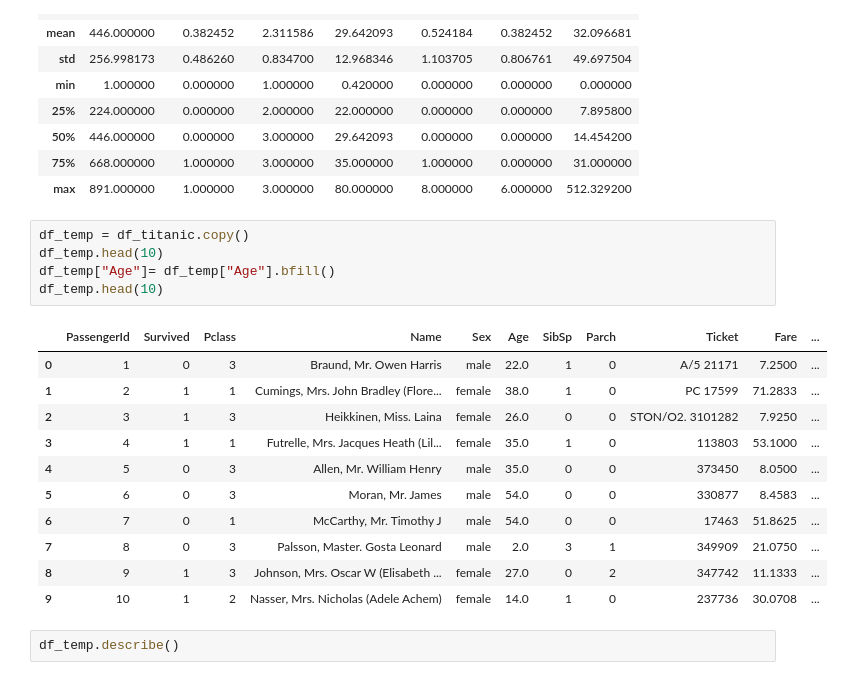
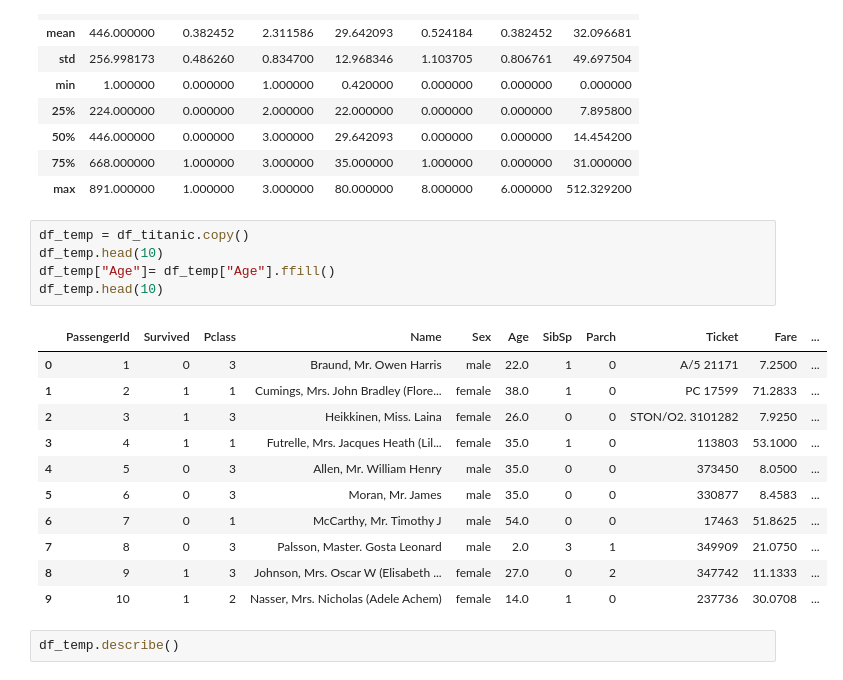
Before and after one commit to MonaTaghavi/dm-ann, a Jupyter notebook: notebooks/03dm-titanic-cleaning.ipynb, the cells around one changed output. Drawn from its saved outputs; the diff is of its cells as text.

```diff
--- a/notebooks/03dm-titanic-cleaning.ipynb
+++ b/notebooks/03dm-titanic-cleaning.ipynb
@@ -192,16 +192,16 @@ df_temp.describe()
 # %%
 df_temp = df_titanic.copy()
 df_temp.head(10)
-df_temp["Age"]= df_temp["Age"].bfill()
+df_temp["Age"]= df_temp["Age"].ffill()
 df_temp.head(10)
 # %% [output]
 |  | PassengerId | Survived | Pclass | Name | Sex | Age | SibSp | Parch | Ticket | Fare | ... |
 | 0 | 1 | 0 | 3 | Braund, Mr. Owen Harris | male | 22.0 | 1 | 0 | A/5 21171 | 7.2500 | ... |
 | 1 | 2 | 1 | 1 | Cumings, Mrs. John Bradley (Flore... | female | 38.0 | 1 | 0 | PC 17599 | 71.2833 | ... |
 | 2 | 3 | 1 | 3 | Heikkinen, Miss. Laina | female | 26.0 | 0 | 0 | STON/O2. 3101282 | 7.9250 | ... |
 | 3 | 4 | 1 | 1 | Futrelle, Mrs. Jacques Heath (Lil... | female | 35.0 | 1 | 0 | 113803 | 53.1000 | ... |
 | 4 | 5 | 0 | 3 | Allen, Mr. William Henry | male | 35.0 | 0 | 0 | 373450 | 8.0500 | ... |
-| 5 | 6 | 0 | 3 | Moran, Mr. James | male | 54.0 | 0 | 0 | 330877 | 8.4583 | ... |
+| 5 | 6 | 0 | 3 | Moran, Mr. James | male | 35.0 | 0 | 0 | 330877 | 8.4583 | ... |
 | 6 | 7 | 0 | 1 | McCarthy, Mr. Timothy J | male | 54.0 | 0 | 0 | 17463 | 51.8625 | ... |
 | 7 | 8 | 0 | 3 | Palsson, Master. Gosta Leonard | male | 2.0 | 3 | 1 | 349909 | 21.0750 | ... |
 | 8 | 9 | 1 | 3 | Johnson, Mrs. Oscar W (Elisabeth ... | female | 27.0 | 0 | 2 | 347742 | 11.1333 | ... |
```
Also changed, not shown: parts of 8 cells of this notebook.
